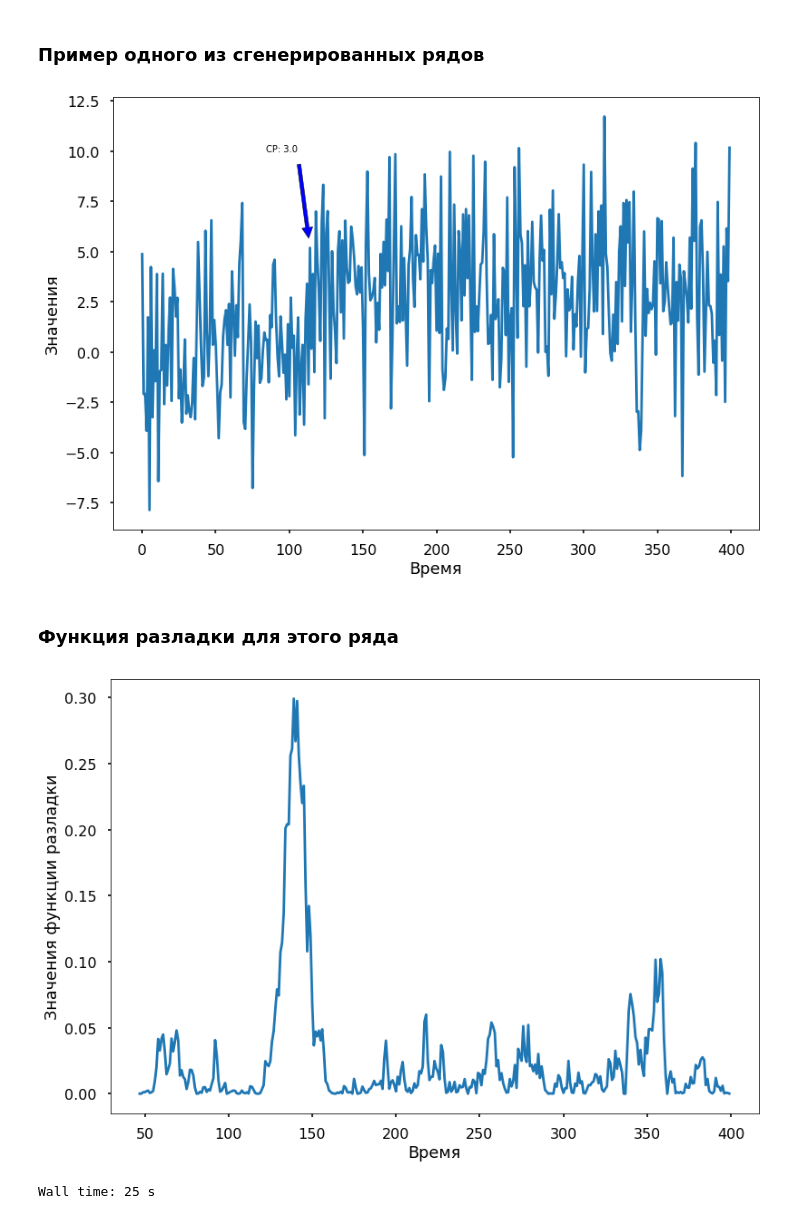
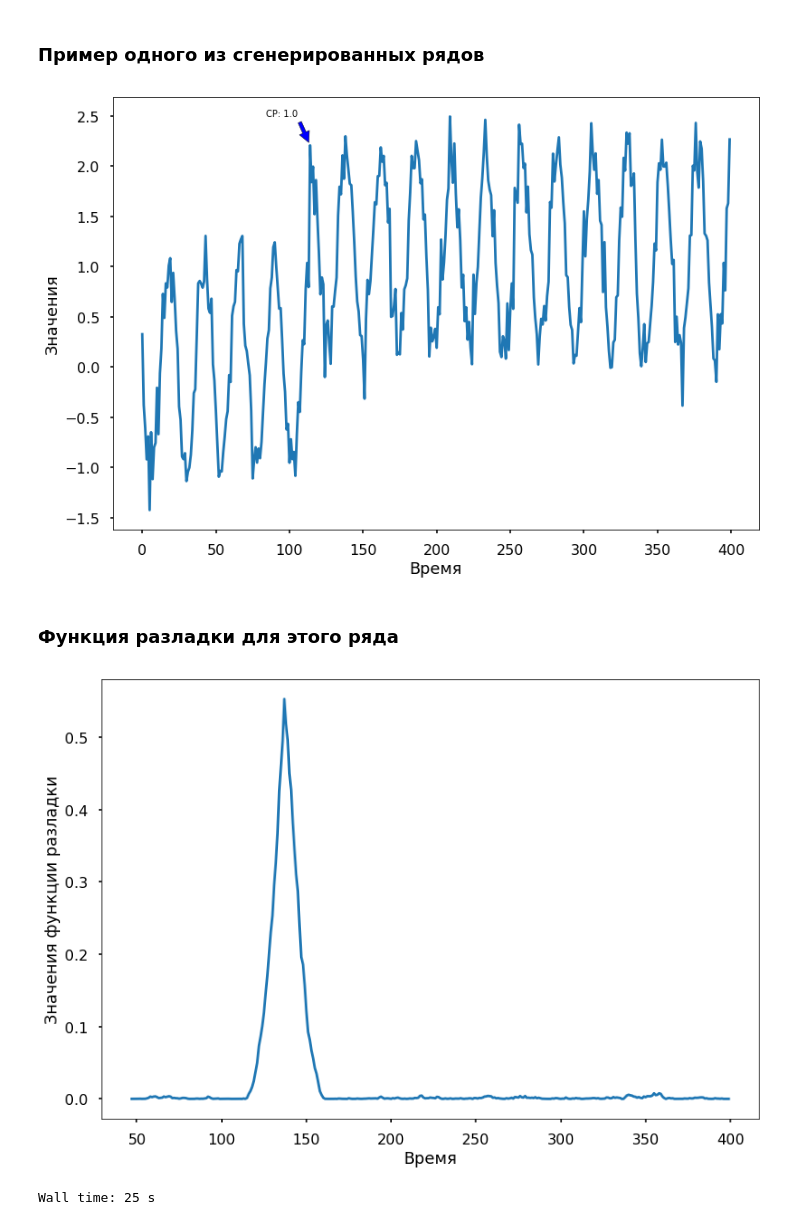
Before and after one commit to Klimmy/nir-ssa, a Jupyter notebook: 3rd semester/Data generating.ipynb, the cells around one changed output. Saved outputs shown, nothing was run; the diff lists cells and outputs as text; code cells hidden in the pictures.

```diff
--- a/3rd semester/Data generating.ipynb
+++ b/3rd semester/Data generating.ipynb
@@ -41,12 +41,12 @@ def data_generator(ts_length = 400, points_to_skip = 48, random_seed = None, cp_
         np.random.seed(random_seed)
 
     signal = np.cos(2*np.pi/24 * np.arange(0, ts_length) + (np.pi/2))
-    noise = np.random.normal(0,3,ts_length)
+    noise = np.random.normal(0,0.2,ts_length)
     signal = signal+noise
 
     change_point = np.random.choice(np.arange(points_to_skip,ts_length-points_to_skip),1)[0]
     change_point = np.random.choice([None,change_point],1,p=[1-cp_prob,cp_prob])[0]
-    change_point_value = np.random.normal(3,0.4,1)*np.random.choice([-1,1],1,)[0]
+    change_point_value = np.random.normal(1,0.4,1)*np.random.choice([-1,1],1,)[0]
 
     if change_point:
         signal[change_point:] = signal[change_point:]+change_point_value
@@ -469,13 +469,13 @@ Wall time: 798 ms
 # %%
 generated = data_generator(cp_prob = 1, is_multiplicative = False, random_seed=1)
 plt.plot(generated[0])
 plt.ylabel('Значения')
 plt.xlabel('Время')
-plt.annotate('CP: {}'.format(round(generated[2][0])), xy=(generated[1], generated[0][generated[1]]), xytext=(generated[1]-30, 10), arrowprops=dict(facecolor='blue', shrink=0.1))
-plt.savefig('./fig/data_modeling_example_2.png')
+plt.annotate('CP: {}'.format(round(generated[2][0])), xy=(generated[1], generated[0][generated[1]]), xytext=(generated[1]-30, 2.5), arrowprops=dict(facecolor='blue', shrink=0.1))
+# plt.savefig('./fig/data_modeling_example_2.png')
 plt.show()
 # %% [output]
-[figure, old version]
+[figure, new version]
 # %% [markdown]
 ### Функция разладки для этого ряда
 # %%
@@ -486,7 +486,7 @@ plt.xlabel('Время')
 plt.savefig('./fig/approximation_mean_1.png')
 plt.show()
 # %% [output]
-[figure, old version]
+[figure, new version]
 # %%
 # %%time
 # # df_cp = pd.DataFrame({'actual': None, 'predicted': None, 'threshold': None}, index = [])
```
Also changed, not shown: parts of 13 cells of this notebook, 9 other files.
